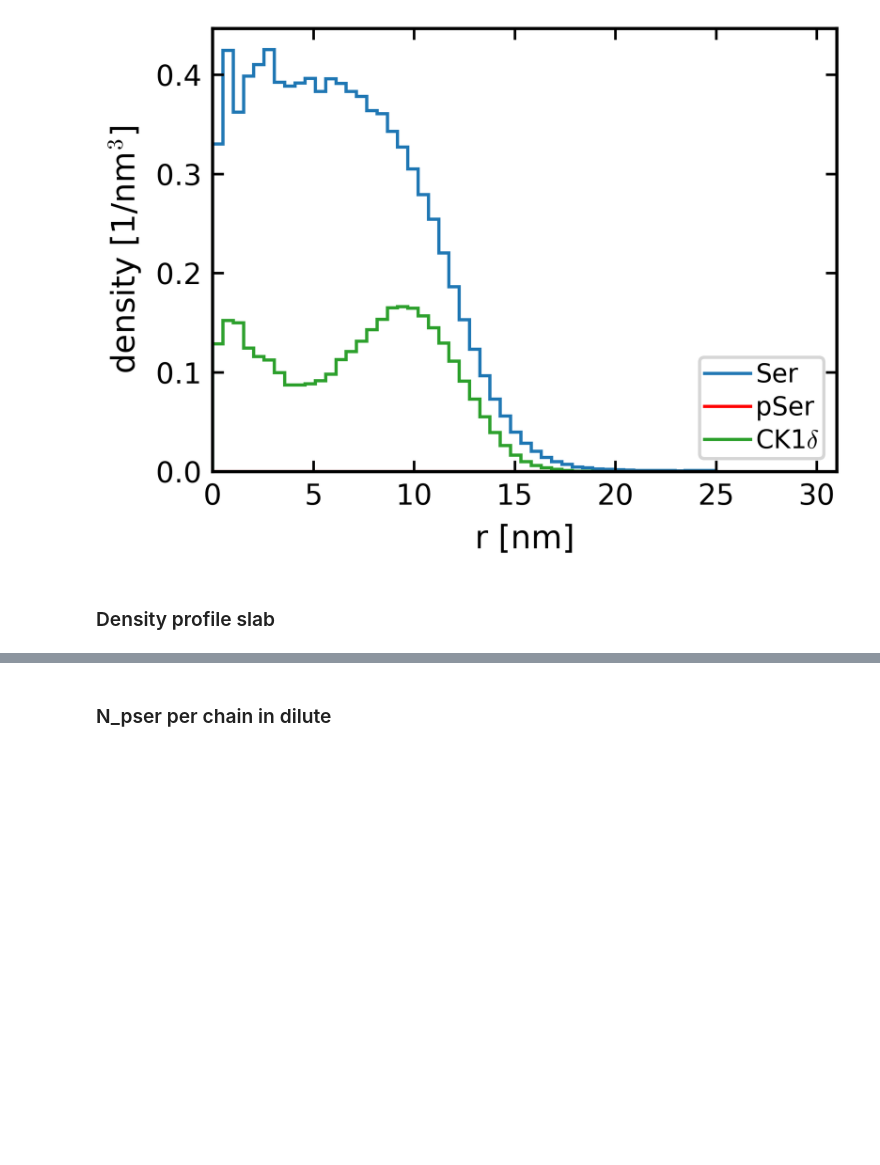
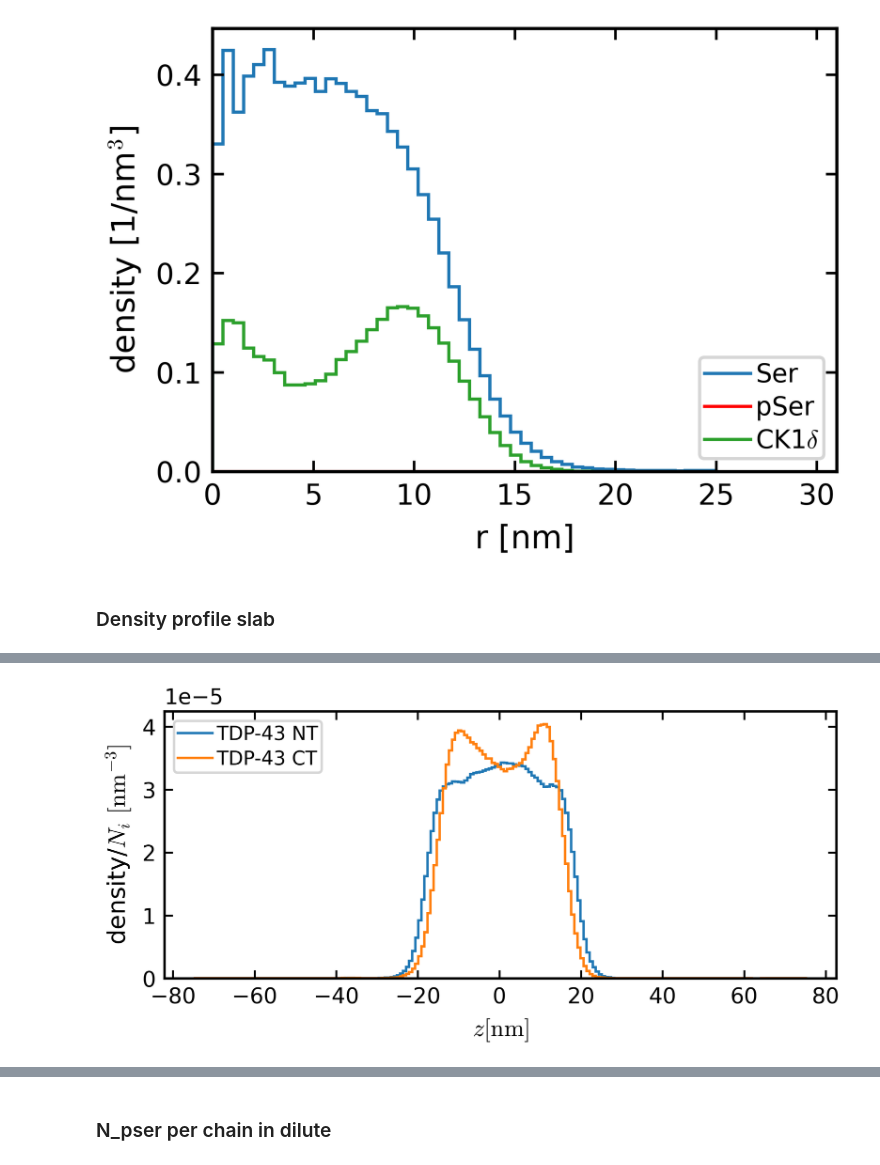
Before and after one commit to ezippo/HPA, a Jupyter notebook: cluster_analysis.ipynb, the cells around one changed output, grey strips where cells are left out. Saved outputs shown, nothing was run; the diff lists cells and outputs as text; code cells hidden in the pictures; blank space fills up the shorter version.

```diff
--- a/cluster_analysis.ipynb
+++ b/cluster_analysis.ipynb
@@ -279,0 +280,23 @@ plt.savefig(f'/localscratch/zippoema/project_ness/plots/density_profile_5-ck1d-o
+# %%
+filename = 'equilibrium/sim_eq_slab_150-full-tdp43/sim_eq_slab_150-full-tdp43_CAL3_dump_centered.gsd'
+
+bin_centers_nt, density_nt = hpau.compute_density_profile(path_dir+filename, axis=2,
+                                                         nbins=200, group=[i+414*j for j in range(0,150) for i in range(0,260) ], therm=100)
+#bin_centers_pp3, density_pp3 = hpau.compute_density_profile(path_dir+filename, axis=2,
+#                                                         nbins=200, group=[i for i in range(30800+292+292,36654)])
+bin_centers_ct, density_ct = hpau.compute_density_profile(path_dir+filename, axis=2,
+                                                         nbins=200, group=[i+414*j for j in range(0,150) for i in range(260,414) ], therm=100)
+# %%
+f, ax1 = plt.subplots(1, 1, figsize=(5,2), sharex=True)
+
+ax1.stairs(density_nt/200/260, np.append(bin_centers_nt,bin_centers_nt[-1]+0.5), ls='-', color='tab:blue', label='TDP-43 NT')
+ax1.stairs(density_ct/200/154, np.append(bin_centers_ct,bin_centers_ct[-1]+0.5), color='tab:orange', label='TDP-43 CT')
+
+ax1.legend(loc='upper left', )
+
+ax1.set_xlabel('$z [\mathrm{nm}]$')
+ax1.set_ylabel(r'density/$N_i$ $[\mathrm{nm}^{-3}]$')
+
+plt.savefig(f'/localscratch/zippoema/project_ness/plots/density_profile_150-full-tdp43.png', dpi=1200)
+# %% [output]
+[figure, added]
```
Also changed, not shown: parts of 9 cells of this notebook, 1 other file.
